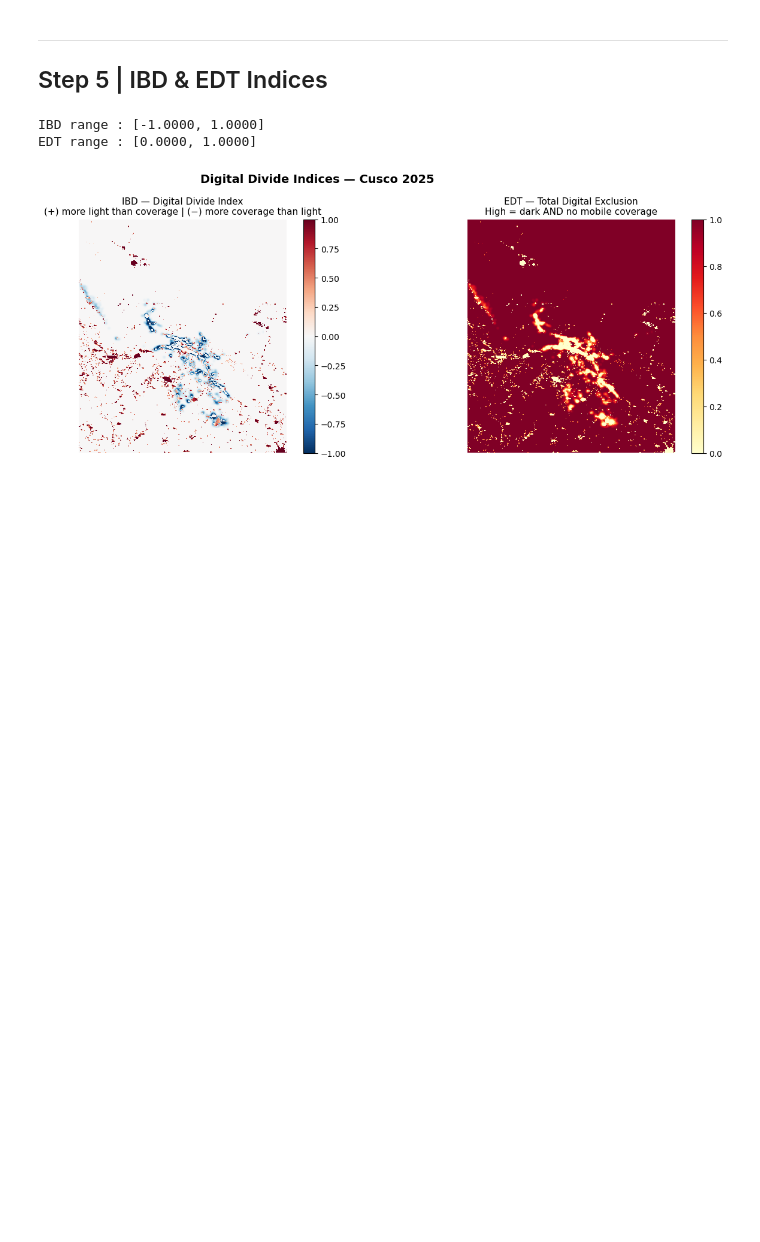
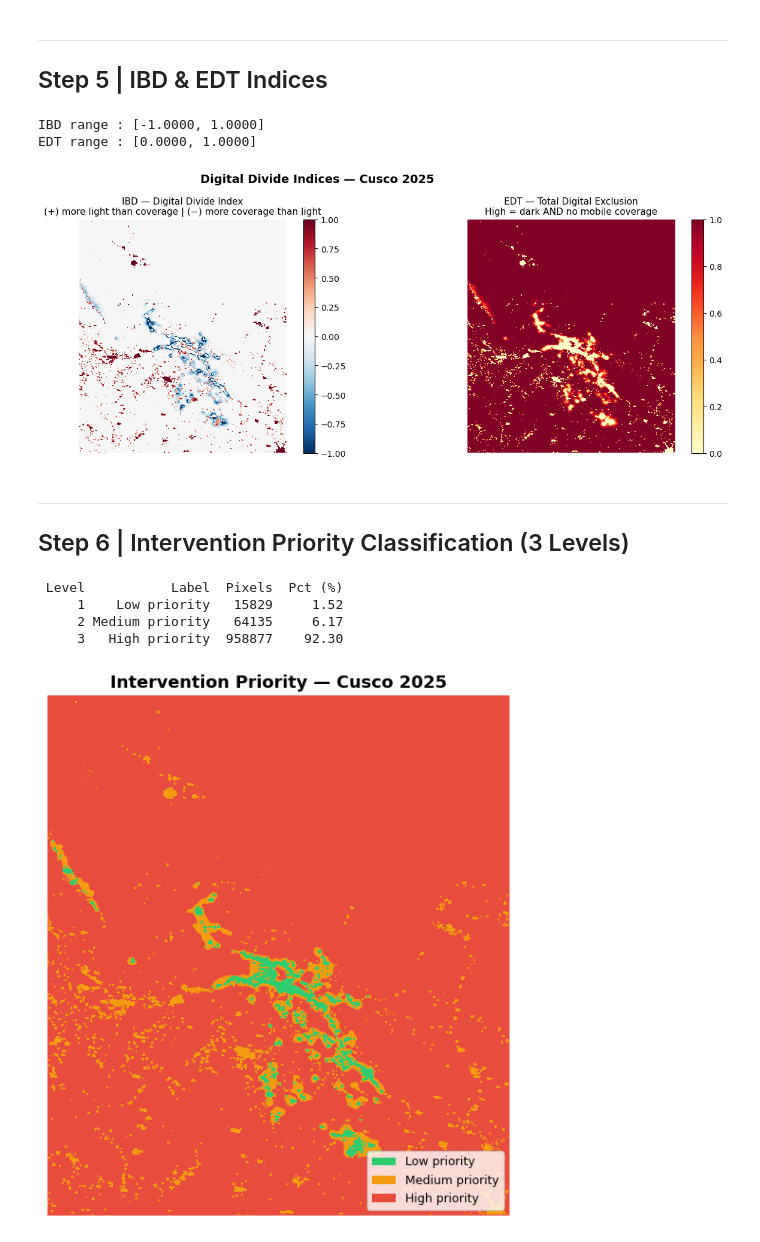
Before and after one commit to JL-VALERO/HW_3, a Jupyter notebook: raster-digital-divide/output/digital_divide_cusco.ipynb, the cells around one changed output. Cells and saved outputs as stored; diff of their text form; code cells hidden in the pictures; blank space fills up the shorter version.

Commit message:
Step 6 — Map 3: Intervention Priority

```diff
--- a/raster-digital-divide/output/digital_divide_cusco.ipynb
+++ b/raster-digital-divide/output/digital_divide_cusco.ipynb
@@ -218,3 +218,49 @@ plt.show()
 IBD range : [-1.0000, 1.0000]
 EDT range : [0.0000, 1.0000]
 [figure]
+# %% [markdown]
+---
+## Step 6 | Intervention Priority Classification (3 Levels)
+# %%
+# Thresholds
+VNL_THRESH  = 0.2   # below = low urbanization
+CONN_THRESH = 0.2   # below = low connectivity
+
+# Priority levels:
+# 3 = High   : low VNL AND low connectivity  (most urgent)
+# 2 = Medium : low VNL OR  low connectivity  (partial exclusion)
+# 1 = Low    : neither condition             (well-served)
+low_vnl  = vnl_norm  < VNL_THRESH
+low_conn = conn_norm < CONN_THRESH
+
+priority = np.ones(vnl_norm.shape, dtype=np.uint8)   # default: Low
+priority[low_vnl | low_conn]   = 2                   # Medium
+priority[low_vnl & low_conn]   = 3                   # High
+
+# Statistics table
+labels = {1: 'Low priority', 2: 'Medium priority', 3: 'High priority'}
+total_px = priority.size
+rows = []
+for lvl, name in labels.items():
+    count = int((priority == lvl).sum())
+    rows.append({'Level': lvl, 'Label': name, 'Pixels': count, 'Pct (%)': round(count / total_px * 100, 2)})
+df_priority = pd.DataFrame(rows)
+print(df_priority.to_string(index=False))
+
+cmap_p = mcolors.ListedColormap(['#2ecc71', '#f39c12', '#e74c3c'])
+fig, ax = plt.subplots(figsize=(8, 6))
+im = ax.imshow(priority, cmap=cmap_p, vmin=1, vmax=3, interpolation='nearest')
+legend_elements = [Patch(facecolor='#2ecc71', label='Low priority'),
+                   Patch(facecolor='#f39c12', label='Medium priority'),
+                   Patch(facecolor='#e74c3c', label='High priority')]
+ax.legend(handles=legend_elements, loc='lower right', fontsize=9)
+ax.set_title('Intervention Priority — Cusco 2025', fontsize=13, fontweight='bold')
+ax.axis('off')
+plt.tight_layout()
+plt.show()
+# %% [output]
+ Level           Label  Pixels  Pct (%)
+     1    Low priority   15829     1.52
+     2 Medium priority   64135     6.17
+     3   High priority  958877    92.30
+[figure, added]
```
